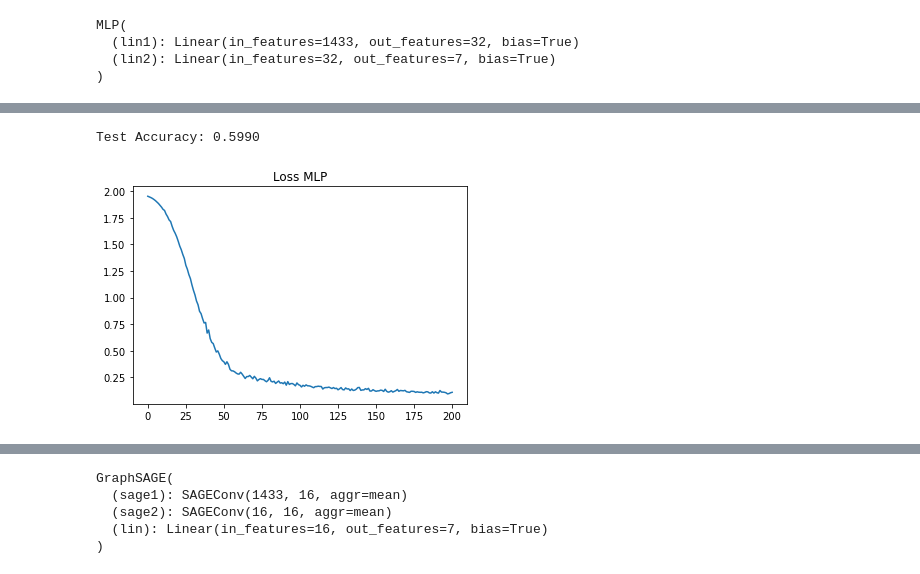
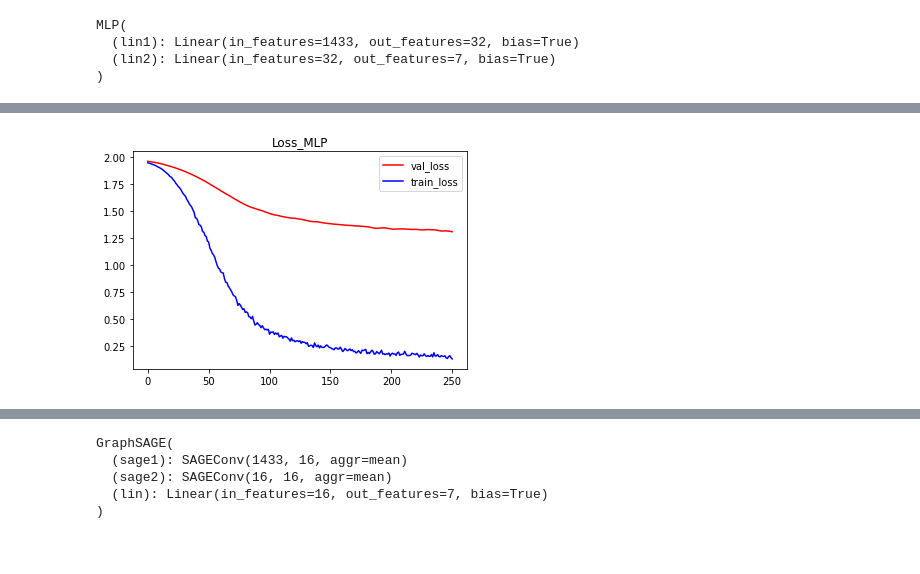
Before and after one commit to Danial-sb/GNNs_on_Cora, a Jupyter notebook: GNNs_on_CORA.ipynb, the cells around one changed output, grey strips where cells are left out. Drawn from its saved outputs; the diff is of its cells as text; code cells hidden in the pictures.

```diff
--- a/GNNs_on_CORA.ipynb
+++ b/GNNs_on_CORA.ipynb
@@ -175,16 +178,14 @@ Epoch: 200, Loss: 0.1099, Train_acc: 1.0000, val_accuracy: 0.5580
-# %%
-test_acc = test()
-print(f'Test Accuracy: {test_acc:.4f}')
-# %% [output]
-Test Accuracy: 0.5990
 # %%
 losses_float = [float(loss.cpu().detach().numpy()) for loss in losses]
 loss_indices = [i for i,l in enumerate(losses_float)]
-sns.lineplot(loss_indices, losses_float)
-plt.title("Loss MLP")
-plt.show()
-# %% [output]
-[figure, removed]
+# %%
+plt.plot(val_losses, c = 'red', label = 'val_loss')
+plt.plot(losses_float, c = 'blue', label = 'train_loss')
+plt.legend()
+plt.title("Loss_MLP")
+plt.show()
+# %% [output]
+[figure, added]
 # %%
 plt.plot(accuracy, c = 'red', label = "train_acc")
 plt.plot(val_accuracy, c = 'blue', label = "val_acc")
```
Also changed, not shown: parts of 14 cells of this notebook.
